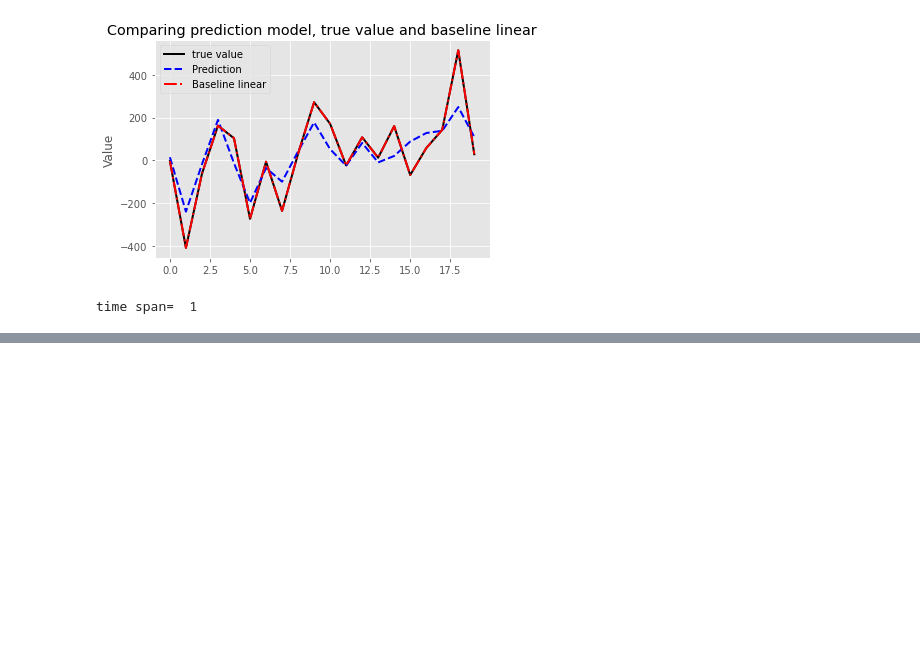
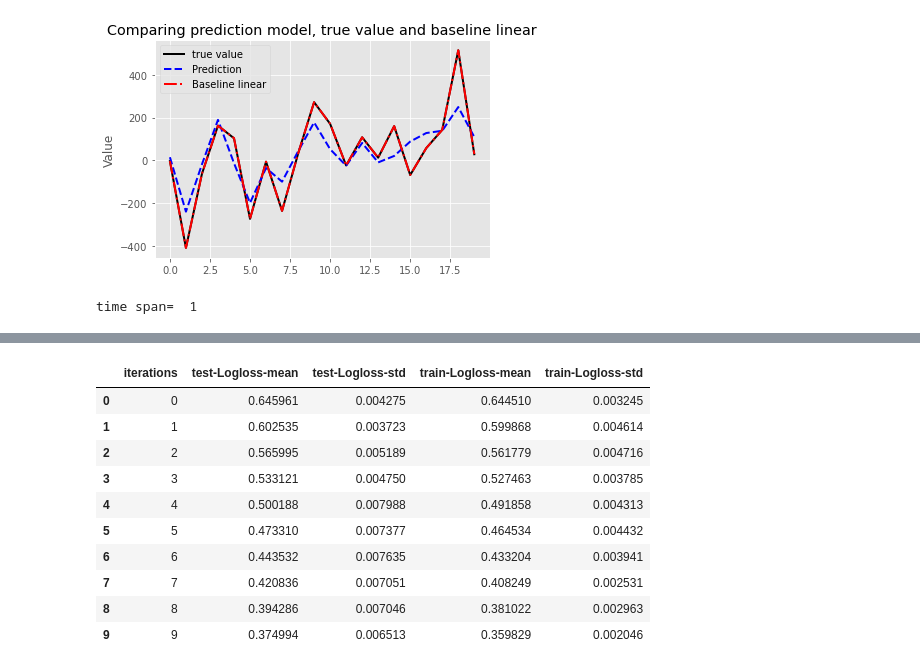
Before and after one commit to imanursar/Machine-Learning-Notes, a Jupyter notebook: Custom Function/Model Function.ipynb, the cells around one changed output, grey strips where cells are left out. Cells and saved outputs as stored; diff of their text form; code cells hidden in the pictures; blank space fills up the shorter version.

```diff
--- a/Custom Function/Model Function.ipynb
+++ b/Custom Function/Model Function.ipynb
@@ -353,0 +552,10 @@ time span=  1
+# %%
+from sklearn.datasets import load_wine
+
+wine = load_wine()
+wine_df = pd.DataFrame(data=wine.data, columns = wine.feature_names)
+wine_df["WineType"] = wine.target
+# %%
+X_train, X_test, y_train, y_test = train_test_split(wine.data, wine.target, train_size=0.9,
+                                                    stratify=wine.target,random_state=123)
+X_train.shape, X_test.shape, y_train.shape, y_test.shape
@@ -353,0 +603,4 @@ time span=  1
+# %%
+result = model.catboost_model(X_train,X_test,y_train,y_test,
+                              types='cv', params={'iterations':10, 'loss_function':'Logloss'},
+                             n_iter=5)
@@ -353,0 +618,14 @@ time span=  1
+# %%
+result
+# %% [output]
+|  | iterations | test-Logloss-mean | test-Logloss-std | train-Logloss-mean | train-Logloss-std |
+| 0 | 0 | 0.645961 | 0.004275 | 0.644510 | 0.003245 |
+| 1 | 1 | 0.602535 | 0.003723 | 0.599868 | 0.004614 |
+| 2 | 2 | 0.565995 | 0.005189 | 0.561779 | 0.004716 |
+| 3 | 3 | 0.533121 | 0.004750 | 0.527463 | 0.003785 |
+| 4 | 4 | 0.500188 | 0.007988 | 0.491858 | 0.004313 |
+| 5 | 5 | 0.473310 | 0.007377 | 0.464534 | 0.004432 |
+| 6 | 6 | 0.443532 | 0.007635 | 0.433204 | 0.003941 |
+| 7 | 7 | 0.420836 | 0.007051 | 0.408249 | 0.002531 |
+| 8 | 8 | 0.394286 | 0.007046 | 0.381022 | 0.002963 |
+| 9 | 9 | 0.374994 | 0.006513 | 0.359829 | 0.002046 |
```
Also changed, not shown: parts of 23 cells of this notebook.
